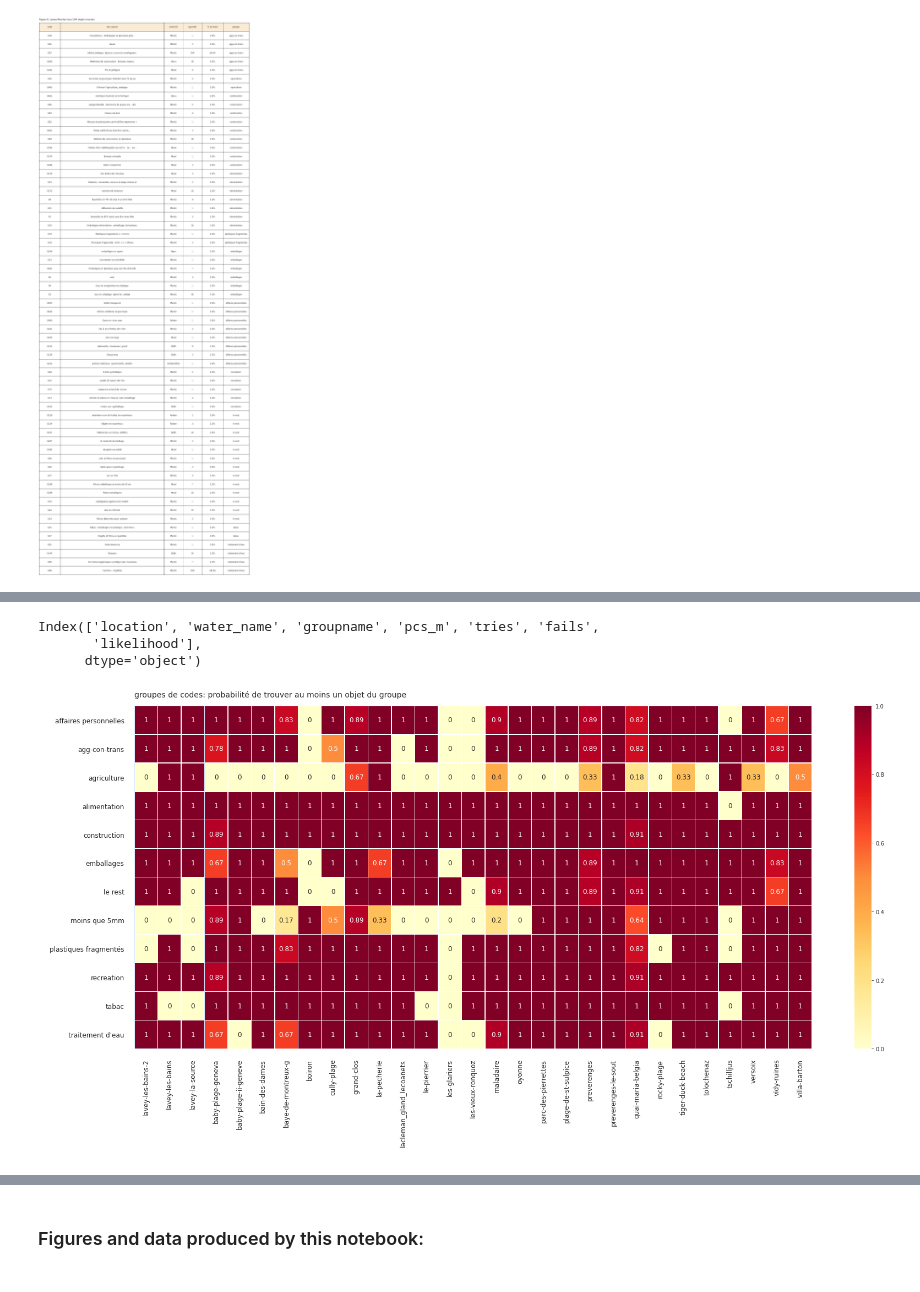
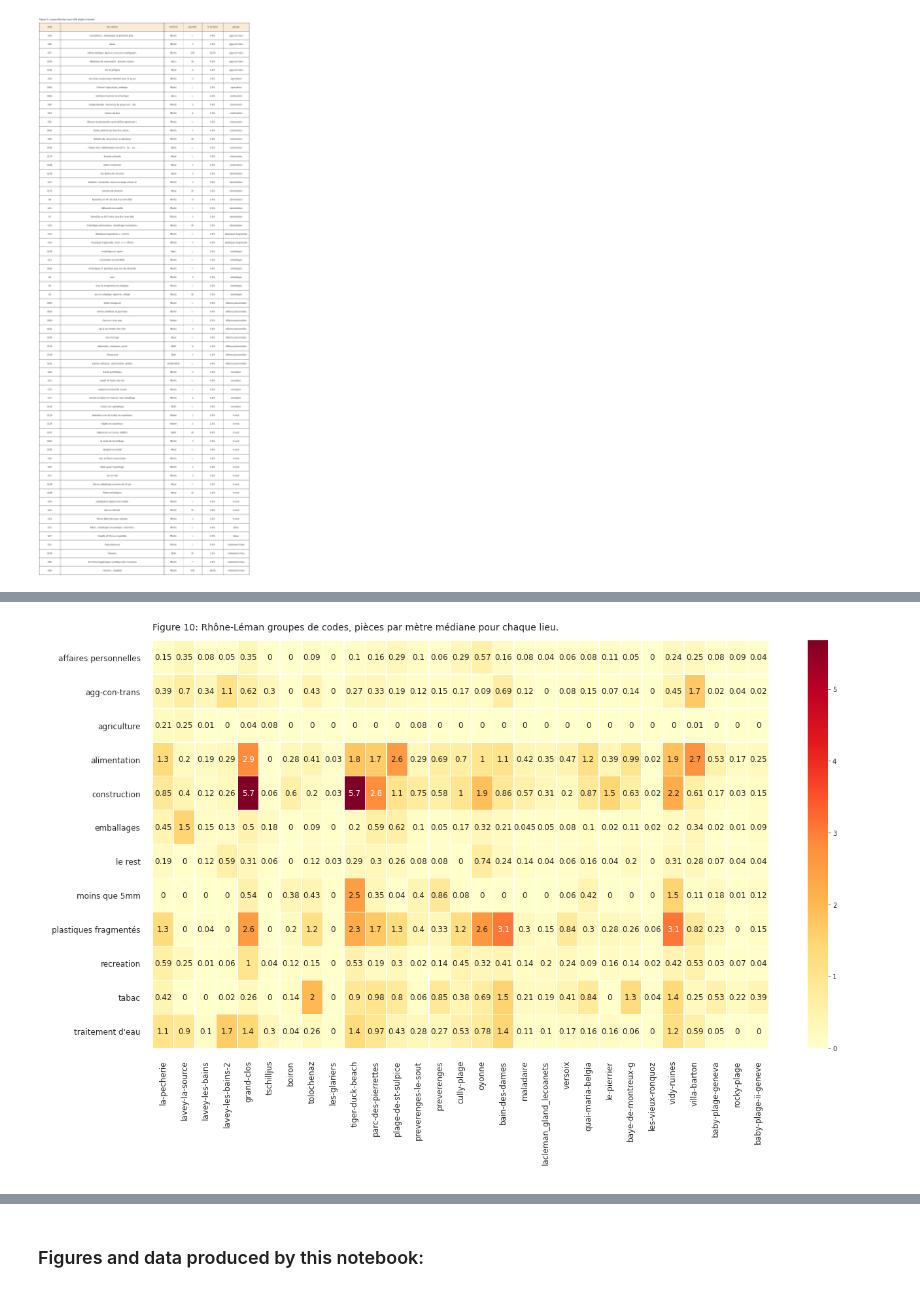
Before and after one commit to hammerdirt-analyst/iqals, a Jupyter notebook: laveyreport.ipynb, the cells around one changed output, grey strips where cells are left out. Saved outputs shown, nothing was run; the diff lists cells and outputs as text; code cells hidden in the pictures.

Commit message:
seperating data and figure outputs

```diff
--- a/laveyreport.ipynb
+++ b/laveyreport.ipynb
@@ -1538,6 +1434,0 @@ river_beaches.to_csv(F"{project_directory}/these_rivers.csv")
-# %%
-fails_beach.columns
-# %% [output]
-Index(['location', 'water_name', 'groupname', 'pcs_m', 'tries', 'fails',
-       'likelihood'],
-      dtype='object')
@@ -1574,66 +1440,48 @@ river_beaches.to_csv(F"{project_directory}/these_rivers.csv")
+# %%
+this_data = fails_beach[fails_beach.water_name.isin(bassin)].copy()
+this_data['pop'] = this_data.location.map(lambda x: these_beaches.loc[x]['population'])
+this_data = this_data.sort_values(by='pop')
+this_order = this_data.location.unique()
 # %%
 heat_map_palette = 'YlOrRd'
 linecolor = 'white'
-this_data = fails_beach[fails_beach.water_name.isin(bassin)].copy()
-a = this_data[['location', 'groupname', 'likelihood']].copy()
+
+
+fig,axx = plt.subplots(figsize=(19,12))
+figure_num += 1
+
+a = this_data[['location', 'groupname',  'pcs_m']].copy()
+
 if is_french:
     a['groupname'] = a.groupname.map(lambda x: french_names[x])
-    title = "groupes de codes: probabilité de trouver au moins un objet du groupe"
+    title = F"Figure {figure_num}: {bassin_label} groupes de codes, pièces par mètre médiane pour chaque lieu."
 else:
-    title = "likelihood of finding at least one object from the group"
-a = a.pivot(columns='location', index='groupname')
+    title = "code groups, median pieces per meter for each location."
+a=a.pivot(columns='location', index='groupname')
 other_locs = [x for x in a.columns.get_level_values(1) if x not in lavey_locs]
-
-
-# print(other_locs)
-# print([*lavey_locs, *other_locs])
-a = a.reindex([*lavey_locs, *other_locs], axis=1, level=1)
-
-a_width = len(group_names)
-a_height = len(this_data.water_name.unique())
-fig,axx = plt.subplots(figsize=(24,12))
-figure_num += 1
-
-# this_data = fails_beach[(fails_beach.water_name == lake)|(fails_beach.water_name == 'Rhône')]
-from matplotlib.patches import Rectangle
-# axx.margins(x=1, y=1)
-sns.heatmap(
-    a,
-    cmap=heat_map_palette,
-    linecolor=linecolor,
-    ax=axx,
-
-    annot=True,
-    annot_kws={'fontsize':12},
-    linewidths=.5,
-
-)
+a = a.reindex(this_order, axis=1, level=1)
+sns.heatmap(a,
+            cmap=heat_map_palette, ax=axx, annot=True,annot_kws={'fontsize':12}, linewidths=.5, linecolor=linecolor)
 labels = [a_text.get_text() for a_text in axx.get_xticklabels()]
 newlabels = []
 for i, a_text in enumerate(labels):
     oldlabel = a_text
-    newlabel = oldlabel[len('likelihood')+1:]
+    newlabel = oldlabel[6:]
     newlabels.append(newlabel)
 
-axx.set_xticklabels(newlabels)
-
+axx.set_xticklabels(newlabels, fontsize=12)
 axx.set_ylabel(" ")
 axx.set_xlabel(" ")
 axx.tick_params(axis='both', labelsize=12, pad=15)
-# sns.despine(offset=2, trim=True);
-
-axx.set_title(title, **title_k14)
-
-
-axx.add_patch(Rectangle((0, 0), len(lavey_locs), len(a.index), fill=None, alpha=0.2, edgecolor='dodgerblue', lw=2))
+axx.set_title(F"{title}", **title_k14)
 
 
 plt.tight_layout()
 atype="figure"
 figname = F"figure{figure_num}.jpg"
-tag = F"{lake} code groups percent of total by location."
+tag = F"{bassin_label} all locations median pcs/m"
 add_output(figname,tag, fignum=figure_num, atype=atype)
-
 plt.show()
+plt.close()
 # %% [output]
-[figure, old version]
+[figure, new version]
```
Also changed, not shown: parts of 25 cells of this notebook, 11 other files.
